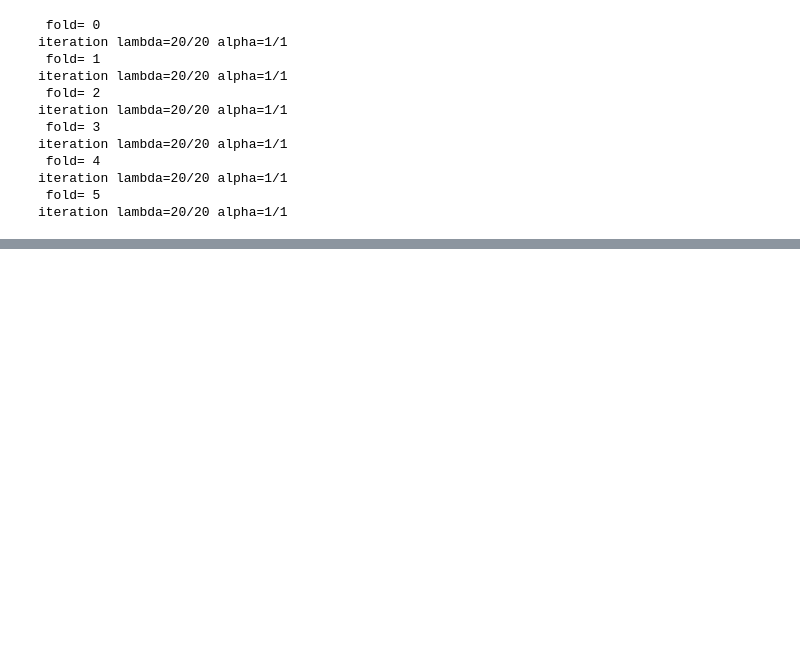
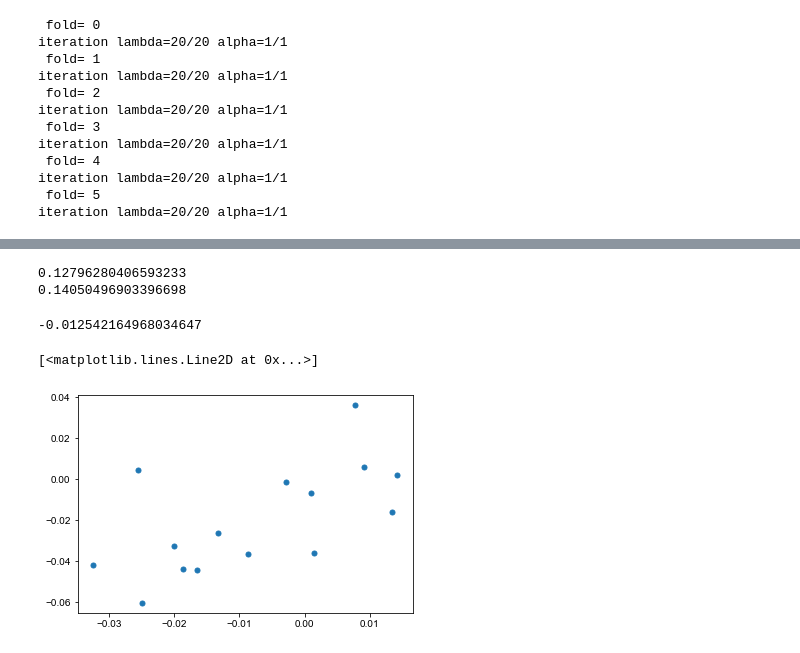
Before and after one commit to NovembreLab/feems, a Jupyter notebook: docs/notebooks/simple-case.ipynb, the cells around one changed output, grey strips where cells are left out. Saved outputs shown, nothing was run; the diff lists cells and outputs as text; code cells hidden in the pictures; blank space fills up the shorter version.

```diff
--- a/docs/notebooks/simple-case.ipynb
+++ b/docs/notebooks/simple-case.ipynb
@@ -154,0 +170,3 @@ v.draw_obs_nodes(use_ids=False)
+# %%
+fit_cov, _, emp_cov = comp_mats(obj)
+fit_cov_lr, _, emp_cov_lr = comp_mats(obj_lr)
@@ -154,0 +200,15 @@ v.draw_obs_nodes(use_ids=False)
+# %%
+#print(obj.Linv)
+print(obj.Linv[lrn[0][0], lrn[0][1]])
+print(obj_lr.Linv[lrn[0][0], lrn[0][1]])
+(obj.Linv - obj_lr.Linv)[lrn[0][0], lrn[0][1]]
+# %% [output]
+0.12796280406593233
+0.14050496903396698
+-0.012542164968034647
+# %%
+plt.plot(fit_cov[np.tril_indices(6,k=-1)], fit_cov_lr[np.tril_indices(6,k=-1)], 'o', markersize=5)
+plt.plot(fit_cov[0,5], fit_cov_lr[0,5], color='black', markersize=10)
+# %% [output]
+[<matplotlib.lines.Line2D at 0x...>]
+[figure, added]
```
Also changed, not shown: parts of 17 cells of this notebook, 2 other files.
